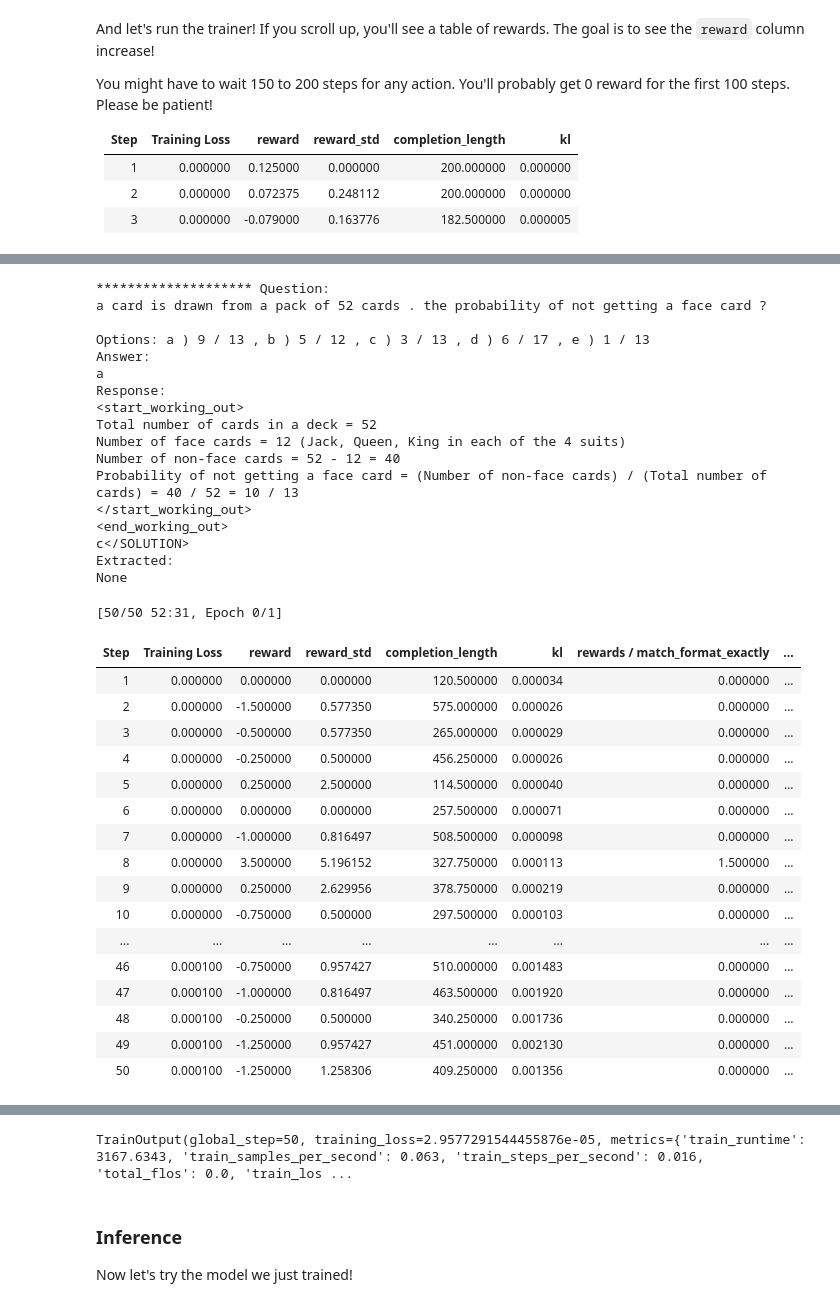
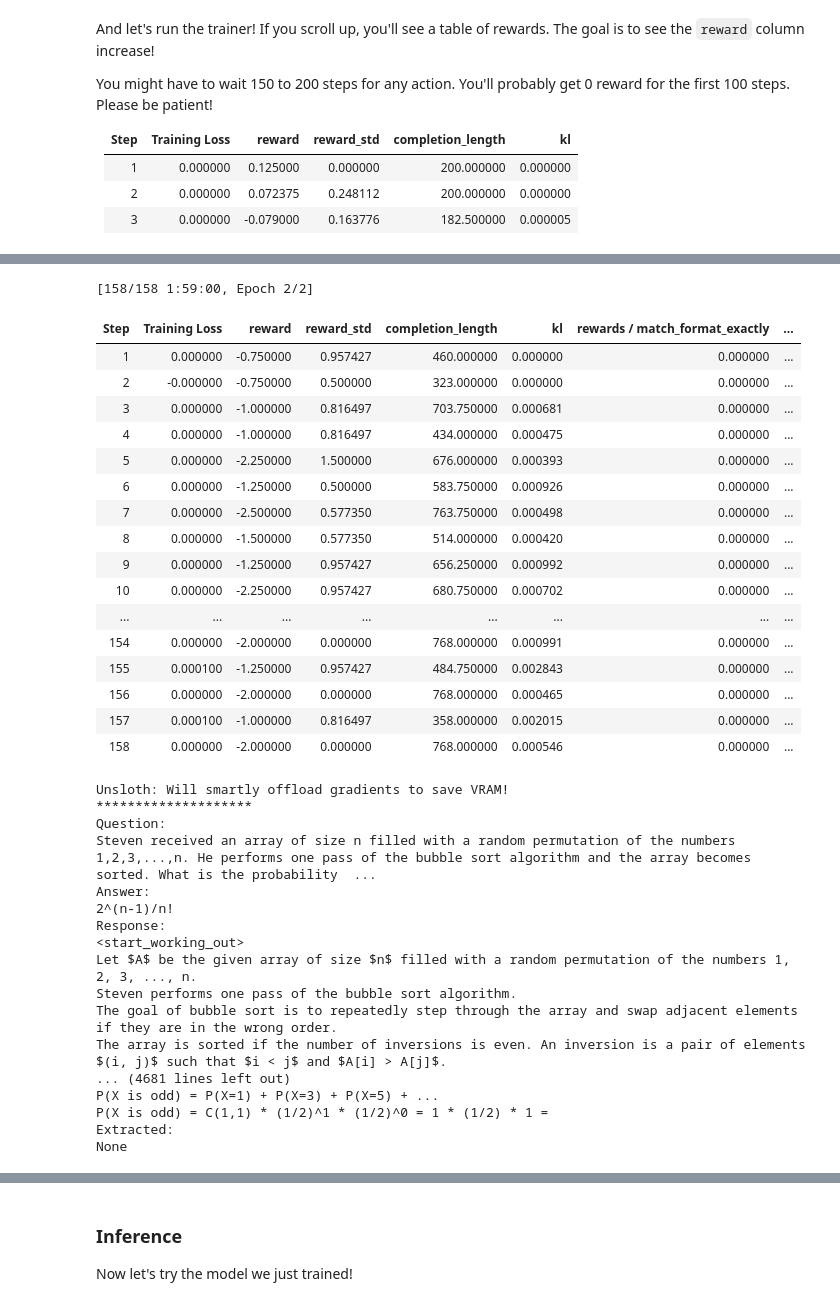
Before and after one commit to duruoli/stats-safety, a Jupyter notebook: GRPO-guide.ipynb, the cells around one changed output, grey strips where cells are left out. Cells and saved outputs as stored; diff of their text form; code cells hidden in the pictures.

```diff
--- a/GRPO-guide.ipynb
+++ b/GRPO-guide.ipynb
@@ -276,8 +280,8 @@ training_args = GRPOConfig(
     num_generations = 4, # Decrease if out of memory
     max_prompt_length = max_prompt_length,
     max_completion_length = max_seq_length - max_prompt_length,
-    # num_train_epochs = 1, # Set to 1 for a full training run
-    max_steps = 50,
+    num_train_epochs = 2, # Set to 1 for a full training run
+    #max_steps = 50,
     save_steps = 50,
     max_grad_norm = 0.1,
     report_to = "none", # Can use Weights & Biases
@@ -303,7 +307,7 @@ trainer = GRPOTrainer(
     reward_funcs = [
         match_format_exactly,
         match_format_approximately,
-        check_option,
+        check_answer,
     ],
     args = training_args,
     train_dataset = prepared_dataset,
@@ -319,35 +344,35 @@ O^O/ \_/ \    Batch size per device = 4 | Gradient accumulation steps = 1
-******************** Question:
-a card is drawn from a pack of 52 cards . the probability of not getting a face card ?
-
-Options: a ) 9 / 13 , b ) 5 / 12 , c ) 3 / 13 , d ) 6 / 17 , e ) 1 / 13
-Answer:
-a
-Response:
-<start_working_out>
-Total number of cards in a deck = 52
-Number of face cards = 12 (Jack, Queen, King in each of the 4 suits)
-Number of non-face cards = 52 - 12 = 40
-Probability of not getting a face card = (Number of non-face cards) / (Total number of cards) = 40 / 52 = 10 / 13
-</start_working_out>
-<end_working_out>
-c</SOLUTION>
-Extracted:
-None
+[158/158 1:59:00, Epoch 2/2]
+| Step | Training Loss | reward | reward_std | completion_length | kl | rewards / match_format_exactly | ... |
+| 1 | 0.000000 | -0.750000 | 0.957427 | 460.000000 | 0.000000 | 0.000000 | ... |
+| 2 | -0.000000 | -0.750000 | 0.500000 | 323.000000 | 0.000000 | 0.000000 | ... |
+| 3 | 0.000000 | -1.000000 | 0.816497 | 703.750000 | 0.000681 | 0.000000 | ... |
+| 4 | 0.000000 | -1.000000 | 0.816497 | 434.000000 | 0.000475 | 0.000000 | ... |
+| 5 | 0.000000 | -2.250000 | 1.500000 | 676.000000 | 0.000393 | 0.000000 | ... |
+| 6 | 0.000000 | -1.250000 | 0.500000 | 583.750000 | 0.000926 | 0.000000 | ... |
+| 7 | 0.000000 | -2.500000 | 0.577350 | 763.750000 | 0.000498 | 0.000000 | ... |
+| 8 | 0.000000 | -1.500000 | 0.577350 | 514.000000 | 0.000420 | 0.000000 | ... |
+| 9 | 0.000000 | -1.250000 | 0.957427 | 656.250000 | 0.000992 | 0.000000 | ... |
+| 10 | 0.000000 | -2.250000 | 0.957427 | 680.750000 | 0.000702 | 0.000000 | ... |
+| ... | ... | ... | ... | ... | ... | ... | ... |
+| 154 | 0.000000 | -2.000000 | 0.000000 | 768.000000 | 0.000991 | 0.000000 | ... |
+| 155 | 0.000100 | -1.250000 | 0.957427 | 484.750000 | 0.002843 | 0.000000 | ... |
+| 156 | 0.000000 | -2.000000 | 0.000000 | 768.000000 | 0.000465 | 0.000000 | ... |
+| 157 | 0.000100 | -1.000000 | 0.816497 | 358.000000 | 0.002015 | 0.000000 | ... |
+| 158 | 0.000000 | -2.000000 | 0.000000 | 768.000000 | 0.000546 | 0.000000 | ... |
-[50/50 52:31, Epoch 0/1]
+Unsloth: Will smartly offload gradients to save VRAM!
+********************
+Question:
+Steven received an array of size n filled with a random permutation of the numbers 1,2,3,...,n. He performs one pass of the bubble sort algorithm and the array becomes sorted. What is the probability  ...
+Answer:
+2^(n-1)/n!
+Response:
+<start_working_out>
+Let $A$ be the given array of size $n$ filled with a random permutation of the numbers 1, 2, 3, ..., n.
+Steven performs one pass of the bubble sort algorithm.
+The goal of bubble sort is to repeatedly step through the array and swap adjacent elements if they are in the wrong order.
+The array is sorted if the number of inversions is even. An inversion is a pair of elements $(i, j)$ such that $i < j$ and $A[i] > A[j]$.
+... (4681 lines left out)
+P(X is odd) = P(X=1) + P(X=3) + P(X=5) + ...
+P(X is odd) = C(1,1) * (1/2)^1 * (1/2)^0 = 1 * (1/2) * 1 =
+Extracted:
+None
-| Step | Training Loss | reward | reward_std | completion_length | kl | rewards / match_format_exactly | ... |
-| 1 | 0.000000 | 0.000000 | 0.000000 | 120.500000 | 0.000034 | 0.000000 | ... |
-| 2 | 0.000000 | -1.500000 | 0.577350 | 575.000000 | 0.000026 | 0.000000 | ... |
-| 3 | 0.000000 | -0.500000 | 0.577350 | 265.000000 | 0.000029 | 0.000000 | ... |
-| 4 | 0.000000 | -0.250000 | 0.500000 | 456.250000 | 0.000026 | 0.000000 | ... |
-| 5 | 0.000000 | 0.250000 | 2.500000 | 114.500000 | 0.000040 | 0.000000 | ... |
-| 6 | 0.000000 | 0.000000 | 0.000000 | 257.500000 | 0.000071 | 0.000000 | ... |
-| 7 | 0.000000 | -1.000000 | 0.816497 | 508.500000 | 0.000098 | 0.000000 | ... |
-| 8 | 0.000000 | 3.500000 | 5.196152 | 327.750000 | 0.000113 | 1.500000 | ... |
-| 9 | 0.000000 | 0.250000 | 2.629956 | 378.750000 | 0.000219 | 0.000000 | ... |
-| 10 | 0.000000 | -0.750000 | 0.500000 | 297.500000 | 0.000103 | 0.000000 | ... |
-| ... | ... | ... | ... | ... | ... | ... | ... |
-| 46 | 0.000100 | -0.750000 | 0.957427 | 510.000000 | 0.001483 | 0.000000 | ... |
-| 47 | 0.000100 | -1.000000 | 0.816497 | 463.500000 | 0.001920 | 0.000000 | ... |
-| 48 | 0.000100 | -0.250000 | 0.500000 | 340.250000 | 0.001736 | 0.000000 | ... |
-| 49 | 0.000100 | -1.250000 | 0.957427 | 451.000000 | 0.002130 | 0.000000 | ... |
-| 50 | 0.000100 | -1.250000 | 1.258306 | 409.250000 | 0.001356 | 0.000000 | ... |
@@ -371,4 +380,3 @@ None
-TrainOutput(global_step=50, training_loss=2.9577291544455876e-05, metrics={'train_runtime': 3167.6343, 'train_samples_per_second': 0.063, 'train_steps_per_second': 0.016, 'total_flos': 0.0, 'train_los ...
 # %% [markdown]
 <a name="Inference"></a>
 ### Inference
```
Also changed, not shown: parts of 5 cells of this notebook, 1 other file.
